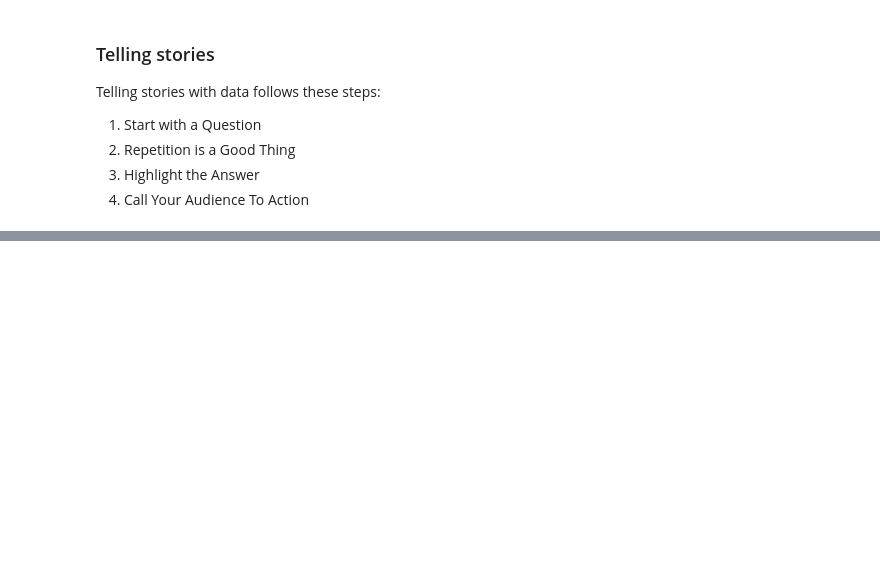
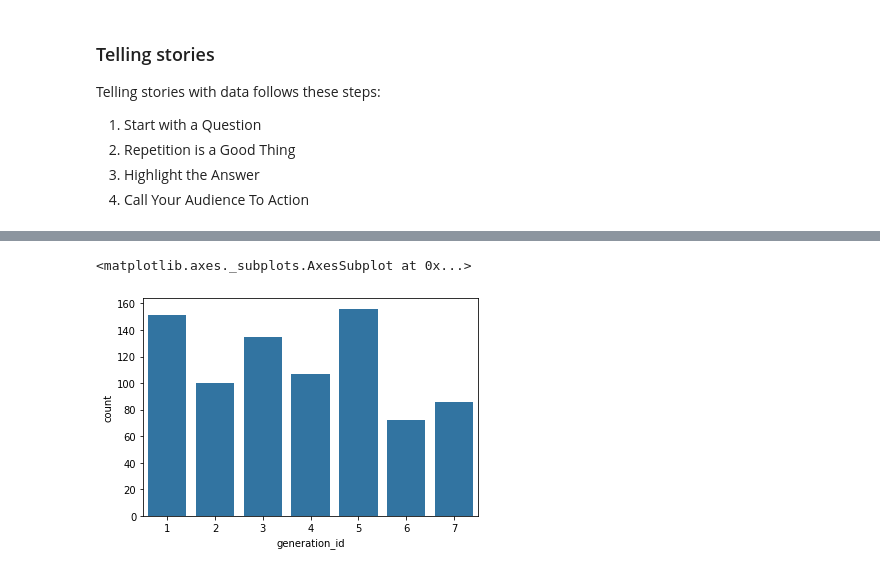
Before and after one commit to edifierxuhao/Data_visualization, a Jupyter notebook: Data_visualization_in_Data_analysis.ipynb, the cells around one changed output, grey strips where cells are left out. Saved outputs shown, nothing was run; the diff lists cells and outputs as text; code cells hidden in the pictures; blank space fills up the shorter version.

```diff
--- a/Data_visualization_in_Data_analysis.ipynb
+++ b/Data_visualization_in_Data_analysis.ipynb
@@ -170,0 +211,8 @@ All together, these libraries will allow you to visualize data in a balance of p
+# %%
+# set the base_color to the first color
+base_color = sb.color_palette()[0]
+# %%
+sb.countplot(data = pokemon, x = 'generation_id',color = base_color)
+# %% [output]
+<matplotlib.axes._subplots.AxesSubplot at 0x...>
+[figure, added]
```
Also changed, not shown: parts of 27 cells of this notebook, 1 other file.
